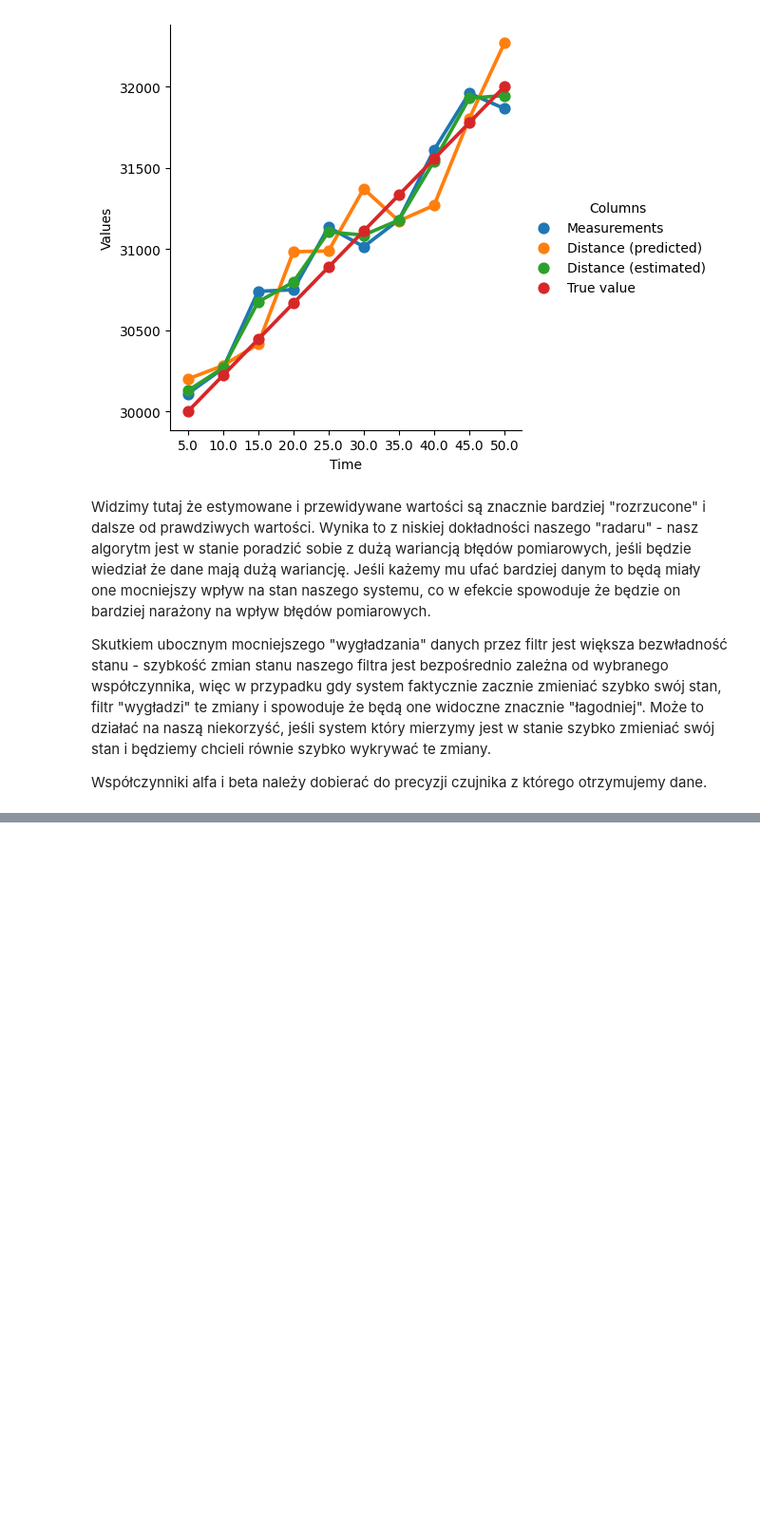
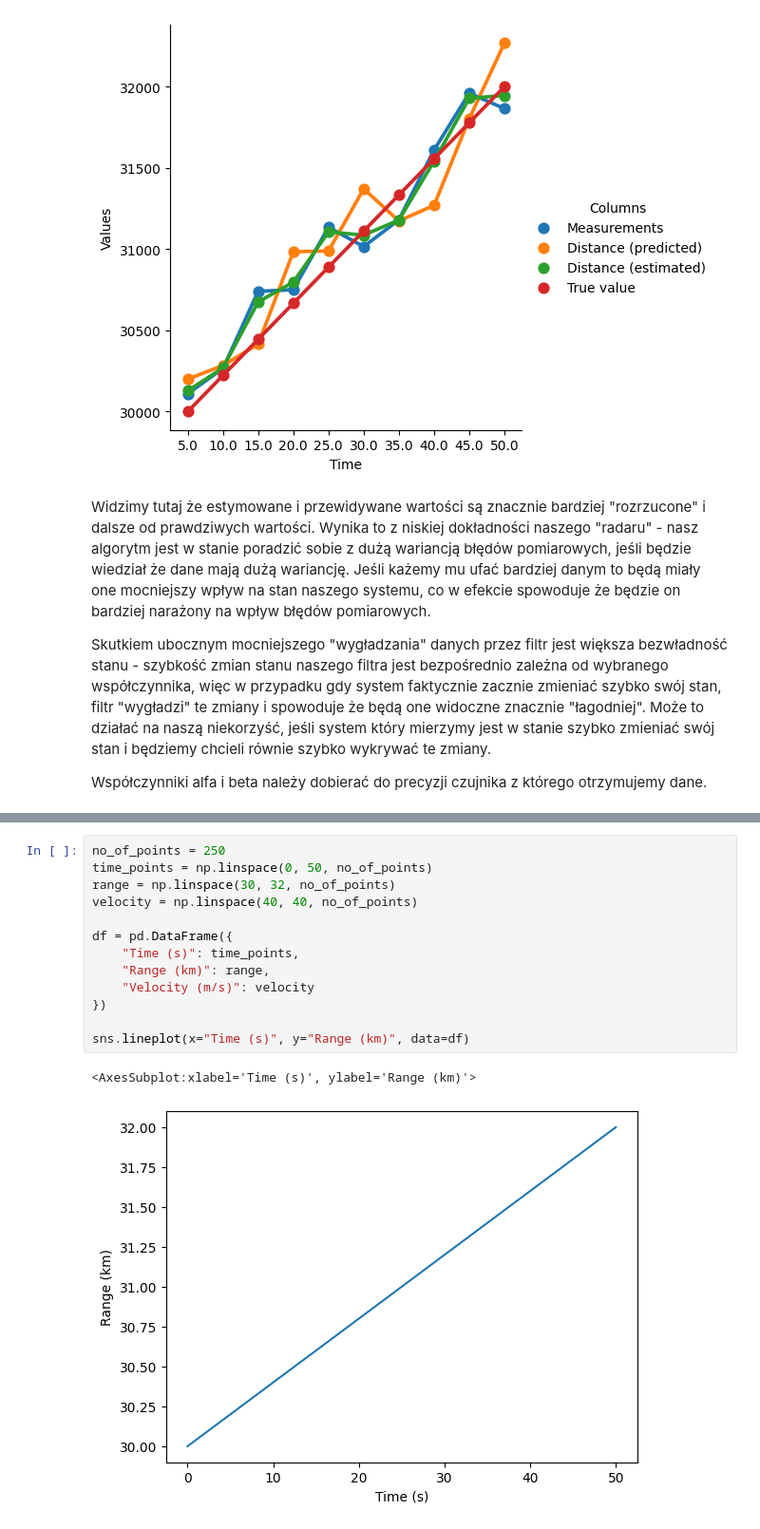
Before and after one commit to SteelPh0enix/magisterka-pollub, a Jupyter notebook: kalman_filter.ipynb, the cells around one changed output, grey strips where cells are left out. Shown: that part at 95% size. Cells and saved outputs as stored; diff of their text form; blank space fills up the shorter version.

```diff
--- a/kalman_filter.ipynb
+++ b/kalman_filter.ipynb
@@ -589,0 +604,16 @@ Współczynniki alfa i beta należy dobierać do precyzji czujnika z którego ot
+# %%
+no_of_points = 250
+time_points = np.linspace(0, 50, no_of_points)
+range = np.linspace(30, 32, no_of_points)
+velocity = np.linspace(40, 40, no_of_points)
+
+df = pd.DataFrame({
+    "Time (s)": time_points,
+    "Range (km)": range,
+    "Velocity (m/s)": velocity
+})
+
+sns.lineplot(x="Time (s)", y="Range (km)", data=df)
+# %% [output]
+<AxesSubplot:xlabel='Time (s)', ylabel='Range (km)'>
+[figure, added]
```
Also changed, not shown: parts of 9 cells of this notebook.
